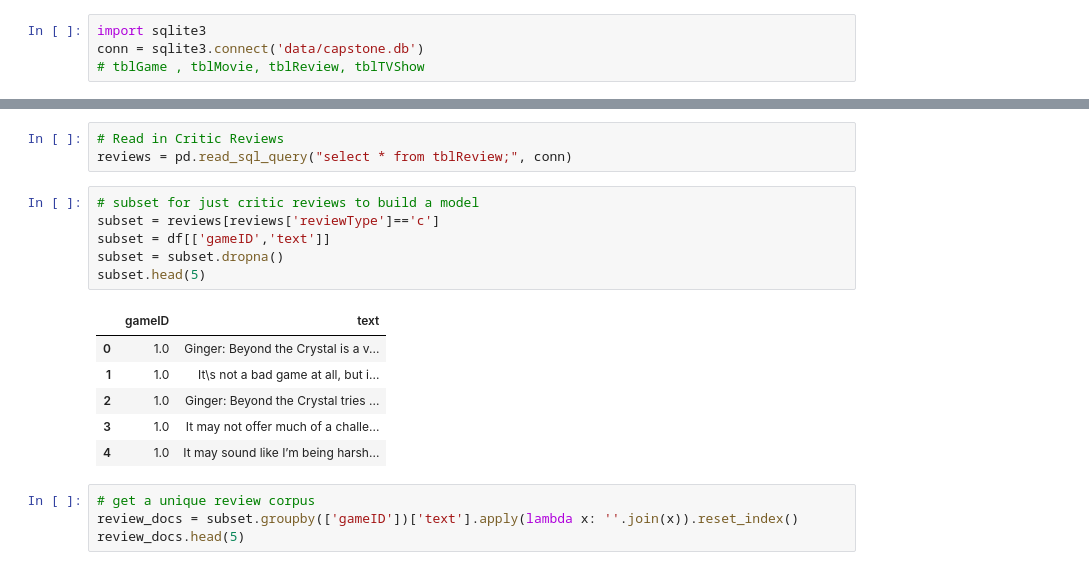
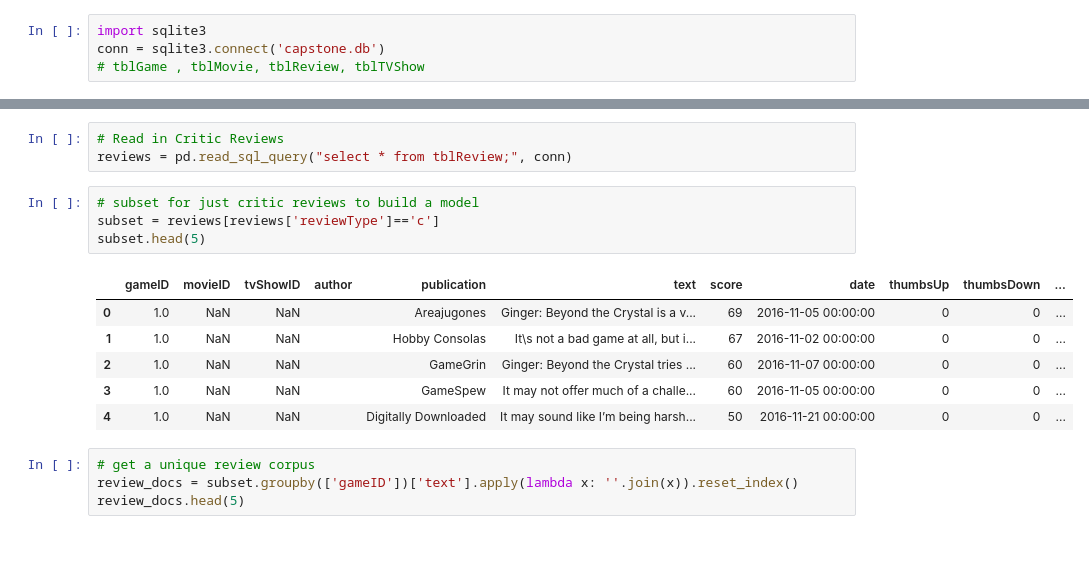
Before and after one commit to Steeefan/nycdsa-proj-04, a Jupyter notebook: code/content/doc2vec.ipynb, the cells around one changed output, grey strips where cells are left out. Saved outputs shown, nothing was run; the diff lists cells and outputs as text.

```diff
--- a/code/content/doc2vec.ipynb
+++ b/code/content/doc2vec.ipynb
@@ -26,7 +26,7 @@ from nltk.classify import NaiveBayesClassifier
 from nltk.corpus import movie_reviews
 # %%
 import sqlite3
-conn = sqlite3.connect('data/capstone.db')
+conn = sqlite3.connect('capstone.db')
 # tblGame , tblMovie, tblReview, tblTVShow
 # %%
 # load games dataset
@@ -46,16 +46,14 @@ reviews = pd.read_sql_query("select * from tblReview;", conn)
 # %%
 # subset for just critic reviews to build a model
 subset = reviews[reviews['reviewType']=='c']
-subset = df[['gameID','text']]
-subset = subset.dropna()
 subset.head(5)
 # %% [output]
-|  | gameID | text |
-| 0 | 1.0 | Ginger: Beyond the Crystal is a v... |
-| 1 | 1.0 | It\s not a bad game at all, but i... |
-| 2 | 1.0 | Ginger: Beyond the Crystal tries ... |
-| 3 | 1.0 | It may not offer much of a challe... |
-| 4 | 1.0 | It may sound like I’m being harsh... |
+|  | gameID | movieID | tvShowID | author | publication | text | score | date | thumbsUp | thumbsDown | ... |
+| 0 | 1.0 | NaN | NaN |  | Areajugones | Ginger: Beyond the Crystal is a v... | 69 | 2016-11-05 00:00:00 | 0 | 0 | ... |
+| 1 | 1.0 | NaN | NaN |  | Hobby Consolas | It\s not a bad game at all, but i... | 67 | 2016-11-02 00:00:00 | 0 | 0 | ... |
+| 2 | 1.0 | NaN | NaN |  | GameGrin | Ginger: Beyond the Crystal tries ... | 60 | 2016-11-07 00:00:00 | 0 | 0 | ... |
+| 3 | 1.0 | NaN | NaN |  | GameSpew | It may not offer much of a challe... | 60 | 2016-11-05 00:00:00 | 0 | 0 | ... |
+| 4 | 1.0 | NaN | NaN |  | Digitally Downloaded | It may sound like I’m being harsh... | 50 | 2016-11-21 00:00:00 | 0 | 0 | ... |
 # %%
 # get a unique review corpus
 review_docs = subset.groupby(['gameID'])['text'].apply(lambda x: ''.join(x)).reset_index()
```
Also changed, not shown: parts of 37 cells of this notebook.
